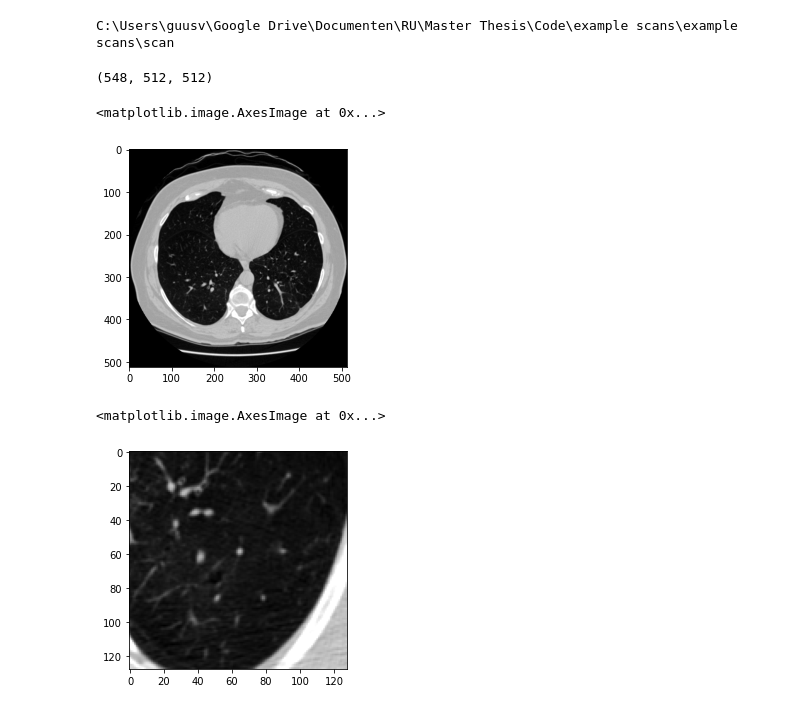
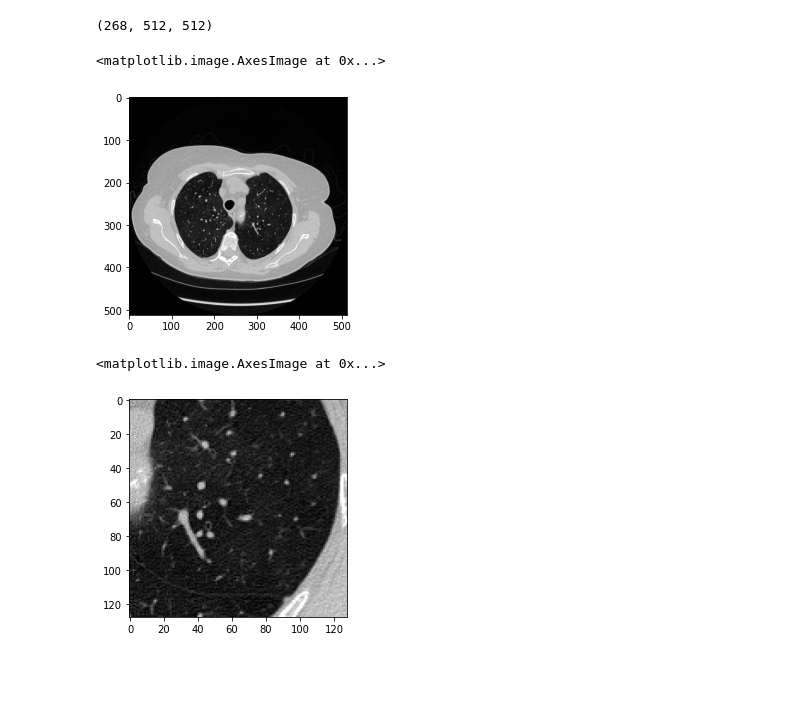
Before and after one commit to guusvanderham/artificial-motion-artifacts-for-ct, a Jupyter notebook: artificial artifact creation.ipynb, the cells around one changed output. Saved outputs shown, nothing was run; the diff lists cells and outputs as text; code cells hidden in the pictures; blank space fills up the shorter version.

Commit message:
Update with example scan

```diff
--- a/artificial artifact creation.ipynb
+++ b/artificial artifact creation.ipynb
@@ -9,12 +9,6 @@ import SimpleITK as sitk
 import scipy
 from scipy.ndimage import gaussian_filter
 import matplotlib.pyplot as plt
-
-path = r'C:\Users\guusv\Google Drive\Documenten\RU\Master Thesis\Code\example scans\example scans\scan'
-os.chdir(path)
-print(path)
-# %% [output]
-C:\Users\guusv\Google Drive\Documenten\RU\Master Thesis\Code\example scans\example scans\scan
 # %%
 # from https://stackoverflow.com/questions/37290631/reading-mhd-raw-format-in-python
 '''
@@ -28,47 +22,47 @@ def load_itk(filename):
     # Convert the image to a  numpy array first and then shuffle the dimensions to get axis in the order z,y,x
     ct_scan = sitk.GetArrayFromImage(itkimage)
 
     # Read the origin of the ct_scan, will be used to convert the coordinates from world to voxel and vice versa.
     origin = np.array(list(reversed(itkimage.GetOrigin())))
 
     # Read the spacing along each dimension
     spacing = np.array(list(reversed(itkimage.GetSpacing())))
 
     return ct_scan, origin, spacing
 
 def normalize(img):
 
     img = img+np.absolute(np.min(img))
 
     img = img/np.max(img)
 
     return img
 
 # load scan (as z,y,x)
-scan, _, _ = load_itk('1.3.6.1.4.1.14519.5.2.1.6279.6001.115386642382564804180764325545.mhd')
+scan, _, _ = load_itk('1.3.6.1.4.1.14519.5.2.1.6279.6001.205523326998654833765855998037.mhd')
 
 # clip scans to Hounsfield Units -1000 (air) and 400 (bone)
 scan = np.clip(scan, -1000, 400)
 
 # normalize between 0 and 1
 scan = normalize(scan)
 
 # show dimensions and example slice
-print(img.shape)
-plt.imshow(img[220,:,:], cmap='gray')
+print(scan.shape)
+plt.imshow(scan[220,:,:], cmap='gray')
 # %% [output]
-(548, 512, 512)
+(268, 512, 512)
 <matplotlib.image.AxesImage at 0x...>
-[figure, old version]
+[figure, new version]
 # %%
 # create a patch by specifying the topleft corner and patch size
-x,y,z = (290,250,430)
+x,y,z = (260,230,220)
 patch_size = 128
-patch = img[z,y:y+patch_size,x:x+patch_size]
+patch = scan[z,y:y+patch_size,x:x+patch_size]
 plt.imshow(patch, cmap='gray')
 # %% [output]
 <matplotlib.image.AxesImage at 0x...>
-[figure, old version]
+[figure, new version]
 # %%
 # show an image
 def show(img, title=""):
```
Also changed, not shown: parts of 1 cell of this notebook, 2 other files.
